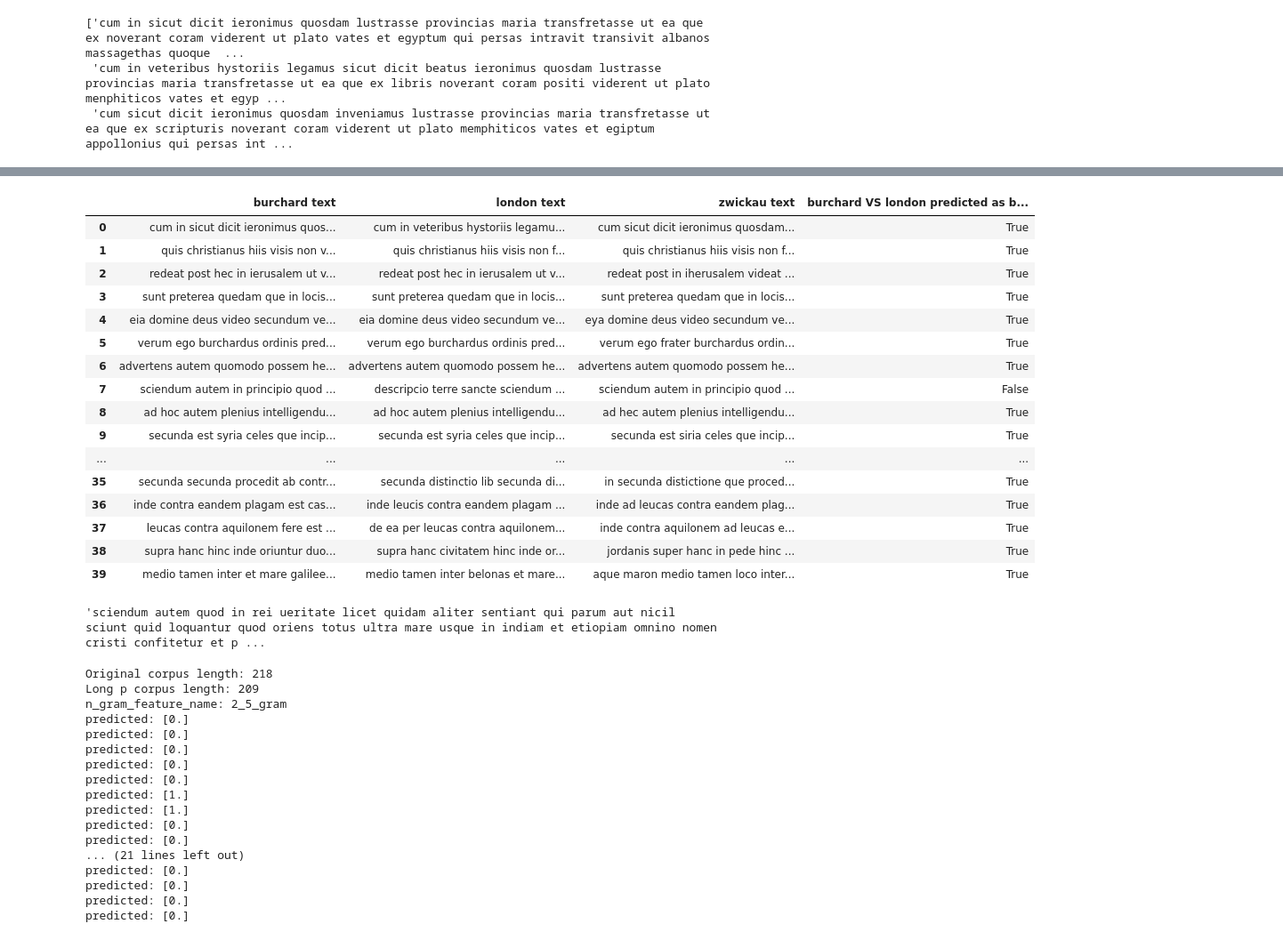
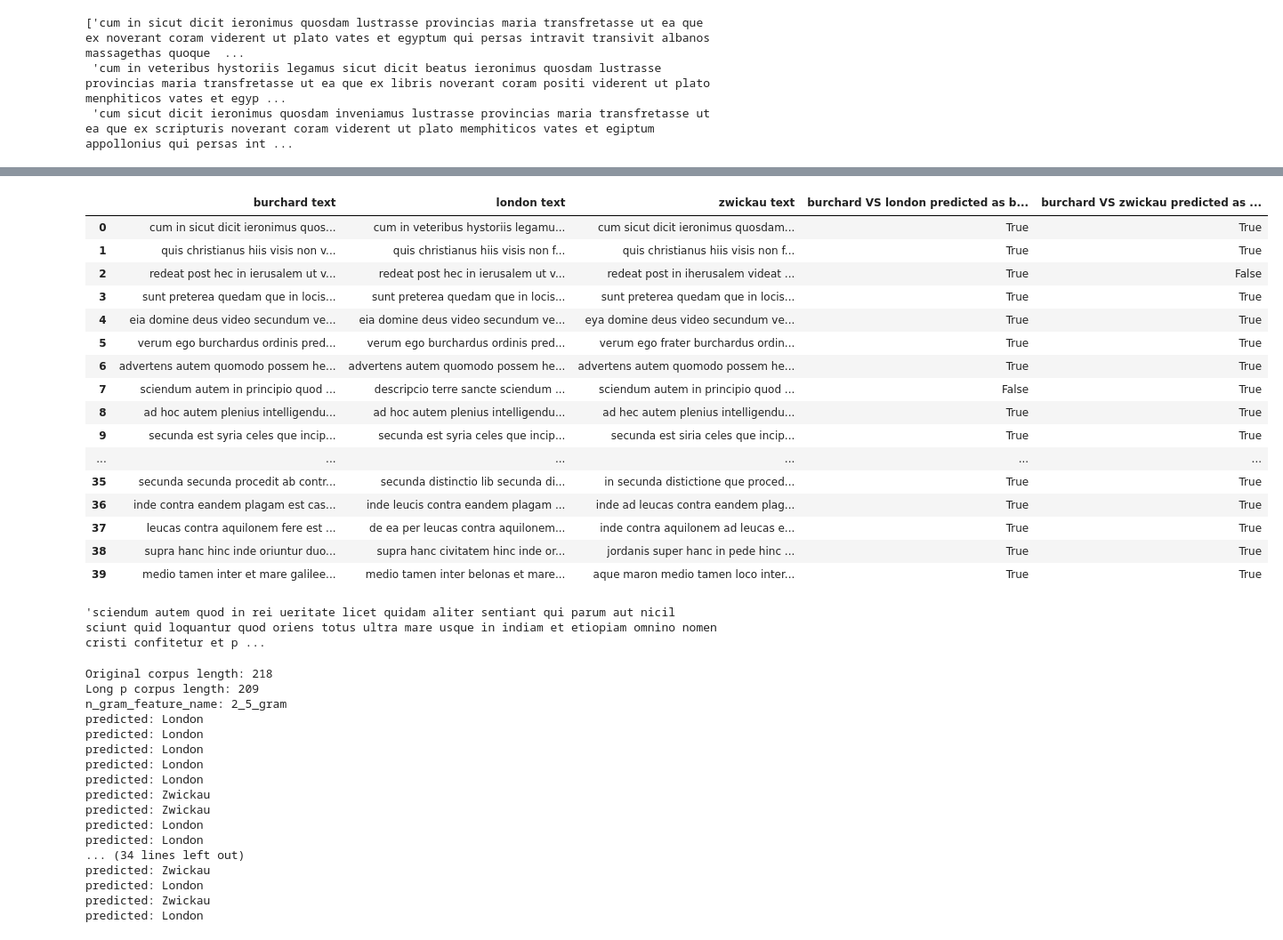
Before and after one commit to sashaaKr/thesis, a Jupyter notebook: notebooks/preparation for 24.7 - create comparison spreadsheet.ipynb, the cells around one changed output, grey strips where cells are left out. Shown at 89% size. Saved outputs shown, nothing was run; the diff lists cells and outputs as text; code cells hidden in the pictures.

```diff
--- a/notebooks/preparation for 24.7 - create comparison spreadsheet.ipynb
+++ b/notebooks/preparation for 24.7 - create comparison spreadsheet.ipynb
@@ -175,5 +257,5 @@ fixed_wrong_predictions
   (0.0, 2.0, 192.0),
   (0.0, 2.0, 205.0)]]
 # %%
-burchard_wrong_predictions = [inner for outter in fixed_wrong_predictions for inner in outter if inner[1] == 2]
-london_wrong_predictions = [inner for outter in fixed_wrong_predictions for inner in outter if inner[1] == 0]
+burchard_wrong_predictions_burchard_vs_london = [inner for outter in fixed_wrong_predictions for inner in outter if inner[1] == 2]
+london_wrong_predictions_burchard_vs_london = [inner for outter in fixed_wrong_predictions for inner in outter if inner[1] == 0]
@@ -219,0 +262,3 @@ london_wrong_predictions
+# %%
+burchard_wrong_predictions_burchard_vs_zwickau = [inner for outter in burchard_vs_zwickau_wrong_predictions for inner in outter if inner[1] == 2]
+zwickau_wrong_predictions_burchard_vs_zwickau = [inner for outter in burchard_vs_zwickau_wrong_predictions for inner in outter if inner[1] == 1]
@@ -220,6 +321,9 @@ london_wrong_predictions
 # %%
-for wrong_prediction in burchard_wrong_predictions:
+for wrong_prediction in burchard_wrong_predictions_burchard_vs_london:
     burchard_to_versions_text_mapping[int(wrong_prediction[2])][3] = False
+# %%
+for wrong_prediction in burchard_wrong_predictions_burchard_vs_zwickau:
+    burchard_to_versions_text_mapping[int(wrong_prediction[2])][4] = False
 # %%
 burchard_to_versions_text_mapping
 # %% [output]
@@ -243,44 +347,44 @@ burchard_to_versions_text_mapping
 # %%
-pd.DataFrame(burchard_to_versions_text_mapping, columns = ['burchard text', 'london text', 'zwickau text', 'burchard VS london predicted as burchard'])[:40]
+pd.DataFrame(burchard_to_versions_text_mapping, columns = ['burchard text', 'london text', 'zwickau text', 'burchard VS london predicted as burchard', 'burchard VS zwickau predicted as burchard'])[:40]
 # %% [output]
-|  | burchard text | london text | zwickau text | burchard VS london predicted as b... |
-| 0 | cum in sicut dicit ieronimus quos... | cum in veteribus hystoriis legamu... | cum sicut dicit ieronimus quosdam... | True |
-| 1 | quis christianus hiis visis non v... | quis christianus hiis visis non f... | quis christianus hiis visis non f... | True |
-| 2 | redeat post hec in ierusalem ut v... | redeat post hec in ierusalem ut v... | redeat post in iherusalem videat ... | True |
-| 3 | sunt preterea quedam que in locis... | sunt preterea quedam que in locis... | sunt preterea quedam que in locis... | True |
-| 4 | eia domine deus video secundum ve... | eia domine deus video secundum ve... | eya domine deus video secundum ve... | True |
-| 5 | verum ego burchardus ordinis pred... | verum ego burchardus ordinis pred... | verum ego frater burchardus ordin... | True |
-| 6 | advertens autem quomodo possem he... | advertens autem quomodo possem he... | advertens autem quomodo possem he... | True |
-| 7 | sciendum autem in principio quod ... | descripcio terre sancte sciendum ... | sciendum autem in principio quod ... | False |
-| 8 | ad hoc autem plenius intelligendu... | ad hoc autem plenius intelligendu... | ad hec autem plenius intelligendu... | True |
-| 9 | secunda est syria celes que incip... | secunda est syria celes que incip... | secunda est siria celes que incip... | True |
-| ... | ... | ... | ... | ... |
-| 35 | secunda secunda procedit ab contr... | secunda distinctio lib secunda di... | in secunda distictione que proced... | True |
-| 36 | inde contra eandem plagam est cas... | inde leucis contra eandem plagam ... | inde ad leucas contra eandem plag... | True |
-| 37 | leucas contra aquilonem fere est ... | de ea per leucas contra aquilonem... | inde contra aquilonem ad leucas e... | True |
-| 38 | supra hanc hinc inde oriuntur duo... | supra hanc civitatem hinc inde or... | jordanis super hanc in pede hinc ... | True |
-| 39 | medio tamen inter et mare galilee... | medio tamen inter belonas et mare... | aque maron medio tamen loco inter... | True |
+|  | burchard text | london text | zwickau text | burchard VS london predicted as b... | burchard VS zwickau predicted as ... |
+| 0 | cum in sicut dicit ieronimus quos... | cum in veteribus hystoriis legamu... | cum sicut dicit ieronimus quosdam... | True | True |
+| 1 | quis christianus hiis visis non v... | quis christianus hiis visis non f... | quis christianus hiis visis non f... | True | True |
+| 2 | redeat post hec in ierusalem ut v... | redeat post hec in ierusalem ut v... | redeat post in iherusalem videat ... | True | False |
+| 3 | sunt preterea quedam que in locis... | sunt preterea quedam que in locis... | sunt preterea quedam que in locis... | True | True |
+| 4 | eia domine deus video secundum ve... | eia domine deus video secundum ve... | eya domine deus video secundum ve... | True | True |
+| 5 | verum ego burchardus ordinis pred... | verum ego burchardus ordinis pred... | verum ego frater burchardus ordin... | True | True |
+| 6 | advertens autem quomodo possem he... | advertens autem quomodo possem he... | advertens autem quomodo possem he... | True | True |
+| 7 | sciendum autem in principio quod ... | descripcio terre sancte sciendum ... | sciendum autem in principio quod ... | False | True |
+| 8 | ad hoc autem plenius intelligendu... | ad hoc autem plenius intelligendu... | ad hec autem plenius intelligendu... | True | True |
+| 9 | secunda est syria celes que incip... | secunda est syria celes que incip... | secunda est siria celes que incip... | True | True |
+| ... | ... | ... | ... | ... | ... |
+| 35 | secunda secunda procedit ab contr... | secunda distinctio lib secunda di... | in secunda distictione que proced... | True | True |
+| 36 | inde contra eandem plagam est cas... | inde leucis contra eandem plagam ... | inde ad leucas contra eandem plag... | True | True |
+| 37 | leucas contra aquilonem fere est ... | de ea per leucas contra aquilonem... | inde contra aquilonem ad leucas e... | True | True |
+| 38 | supra hanc hinc inde oriuntur duo... | supra hanc civitatem hinc inde or... | jordanis super hanc in pede hinc ... | True | True |
+| 39 | medio tamen inter et mare galilee... | medio tamen inter belonas et mare... | aque maron medio tamen loco inter... | True | True |
 # %%
 thesisDataReader.get_london_zwickau_breslau_strongly_similar_p_aligment_df().loc[180, 'zwickau text']
 # %% [output]
 'sciendum autem quod in rei ueritate licet quidam aliter sentiant qui parum aut nicil sciunt quid loquantur quod oriens totus ultra mare usque in indiam et etiopiam omnino nomen cristi confitetur et p ...
 # %%
-thesisModelFeatures.run_london_zwickau_best_model_on_burchard_wrong_predictions(burchard_to_versions_text_mapping)
+london_zwickau_result_on_burchard_wrong_predictions = thesisModelFeatures.run_london_zwickau_best_model_on_burchard_wrong_predictions(burchard_to_versions_text_mapping)
 # %% [output]
 Original corpus length: 218
 Long p corpus length: 209
 n_gram_feature_name: 2_5_gram
-predicted: [0.]
-predicted: [0.]
-predicted: [0.]
-predicted: [0.]
-predicted: [0.]
-predicted: [1.]
-predicted: [1.]
-predicted: [0.]
-predicted: [0.]
-... (21 lines left out)
-predicted: [0.]
-predicted: [0.]
-predicted: [0.]
-predicted: [0.]
+predicted: London
+predicted: London
+predicted: London
+predicted: London
+predicted: London
+predicted: Zwickau
+predicted: Zwickau
+predicted: London
+predicted: London
+... (34 lines left out)
+predicted: Zwickau
+predicted: London
+predicted: Zwickau
+predicted: London
```
Also changed, not shown: parts of 36 cells of this notebook, 11 other files.
